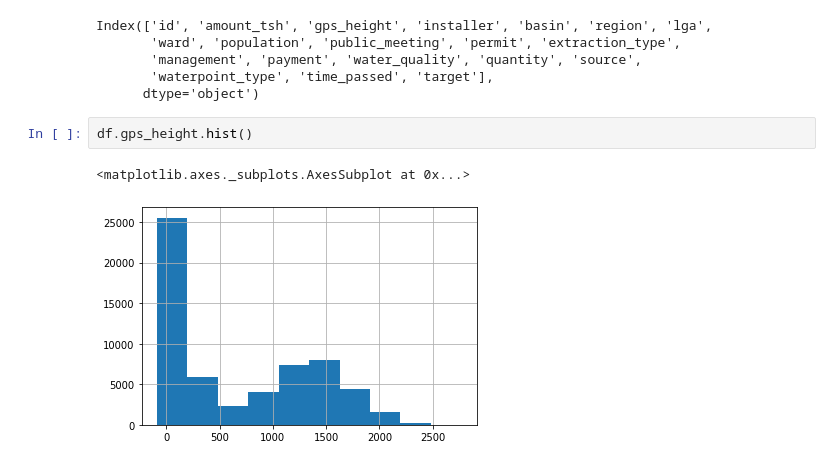
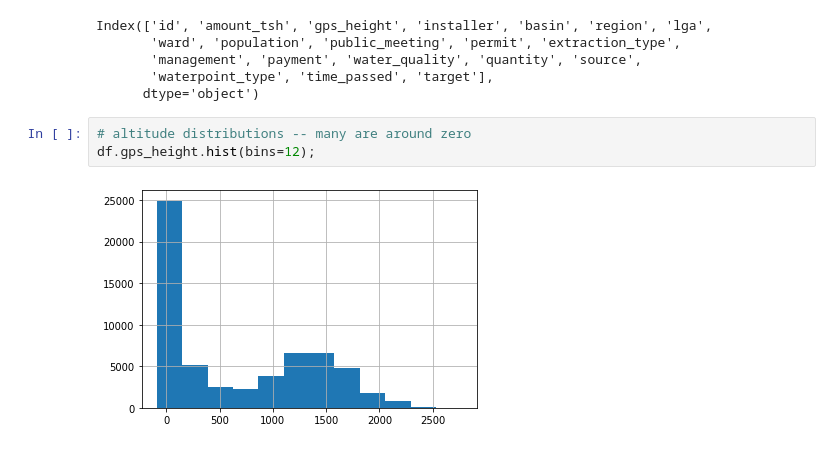
Before and after one commit to jmillerbrooks/mod_3_project, a Jupyter notebook: notebooks/1.0-JMB-initial_EDA.ipynb, the cells around one changed output. Drawn from its saved outputs; the diff is of its cells as text.

```diff
--- a/notebooks/1.0-JMB-initial_EDA.ipynb
+++ b/notebooks/1.0-JMB-initial_EDA.ipynb
@@ -98,8 +98,8 @@ Index(['id', 'amount_tsh', 'gps_height', 'installer', 'basin', 'region', 'lga',
        'management', 'payment', 'water_quality', 'quantity', 'source',
        'waterpoint_type', 'time_passed', 'target'],
       dtype='object')
-# %%
-df.gps_height.hist()
-# %% [output]
-<matplotlib.axes._subplots.AxesSubplot at 0x...>
-[figure, removed]
+# %%
+# altitude distributions -- many are around zero
+df.gps_height.hist(bins=12);
+# %% [output]
+[figure, added]
```
Also changed, not shown: parts of 8 cells of this notebook.
